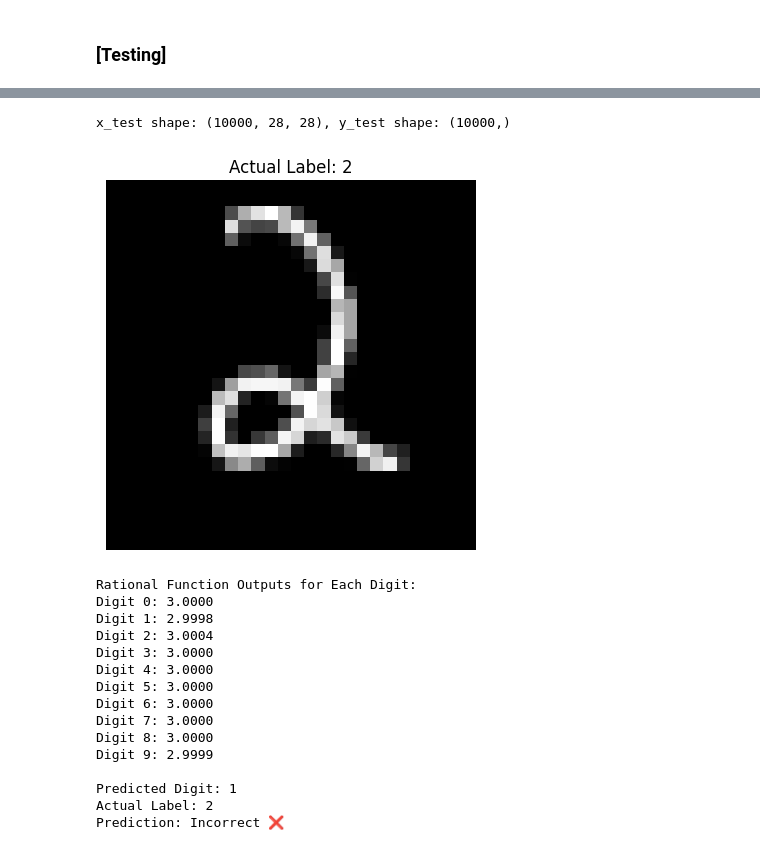
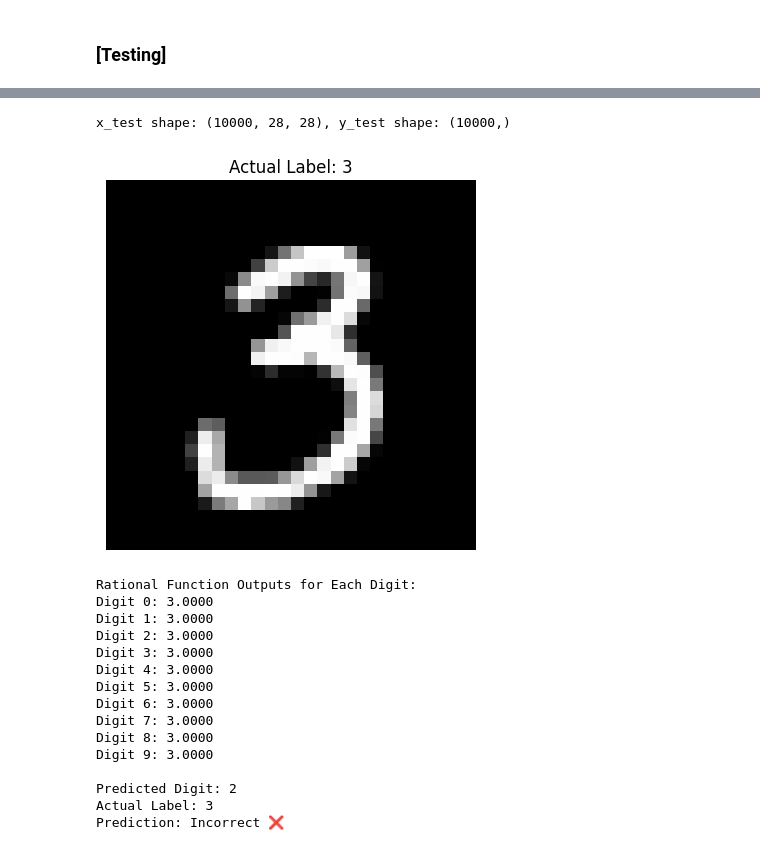
Before and after one commit to AP-047/RClass-Classification-by-Rational-Approximation, a Jupyter notebook: notebooks/training.ipynb, the cells around one changed output, grey strips where cells are left out. Cells and saved outputs as stored; diff of their text form; code cells hidden in the pictures.

Commit message:
Kaggle Notebook | training | Version 15 | 10k training

```diff
--- a/notebooks/training.ipynb
+++ b/notebooks/training.ipynb
@@ -25,20 +21,20 @@ os.makedirs(models_dir, exist_ok=True)
 # %%
-#1 Import
+# Import
 from keras.datasets import mnist
 (x_train, y_train), (_, _) = mnist.load_data()
 print(f"x_train shape: {x_train.shape}, y_train shape: {y_train.shape}")
 
-#2 Flatten
-x_train = x_train.reshape(x_train.shape[0], -1)
-print(f"x_train shape: {x_train.shape}, y_train shape: {y_train.shape}")
+#1 Flatten
+x_train_flat = x_train.reshape(x_train.shape[0], -1)
+print(f"x_train_flat shape: {x_train_flat.shape}, y_train shape: {y_train.shape}")
 
-#3 Subsets
-subset_size = 1000
-x_train_subset = x_train[:subset_size]
+#2 Subsets
+subset_size = 10000
+x_train_subset = x_train_flat[:subset_size]
 y_train_subset = y_train[:subset_size]
 print(f"x_train_subset shape: {x_train_subset.shape}")
 
-#4 PCA
+#3 PCA
 from sklearn.decomposition import PCA
 import pickle
 n_components = 77
@@ -49,7 +45,7 @@ print(f"x_train_pca shape: ", x_train_pca.shape)
 with open("models/pca_model.pkl", "wb") as file:
     pickle.dump(pca, file)  # Save the fitted PCA model
 
-#5 Normalize
+#4 Normalize
 from sklearn.preprocessing import MinMaxScaler
 scaler = MinMaxScaler(feature_range=(0, 1))
 x_train_norm = scaler.fit_transform(x_train_pca)
@@ -593,47 +498,47 @@ def cross_check_single_image(x_test_subset, y_test_subset, index, models_dir, pc
     print(f"Actual Label: {selected_label}")
 
     # Final Cross-Check
     if predicted_digit == selected_label:
         print("Prediction: Correct ✅")
     else:
         print("Prediction: Incorrect ❌")
 
 # Main execution
 if __name__ == "__main__":
     # Load the MNIST test dataset
     from keras.datasets import mnist
     (_, _), (x_test, y_test) = mnist.load_data()
     print(f"x_test shape: {x_test.shape}, y_test shape: {y_test.shape}")
 
     # Set up test dataset
     subset_size = 10000  # Use all test images
     x_test_subset = x_test[:subset_size]
     y_test_subset = y_test[:subset_size]
 
     # Path to saved models and PCA
     models_dir = "/kaggle/working/models/"  # Update the directory path
     pca_model_path = "models/pca_model.pkl"
 
     # Select an index (change this to test different images)
-    test_index = 47 # Set the index of the image you want to test
+    test_index = 90 # Set the index of the image you want to test
 
     # Cross-check the selected image
     cross_check_single_image(x_test_subset, y_test_subset, test_index, models_dir, pca_model_path)
 # %% [output]
 x_test shape: (10000, 28, 28), y_test shape: (10000,)
-[figure, old version]
+[figure, new version]
 Rational Function Outputs for Each Digit:
 Digit 0: 3.0000
-Digit 1: 2.9998
-Digit 2: 3.0004
+Digit 1: 3.0000
+Digit 2: 3.0000
 Digit 3: 3.0000
 Digit 4: 3.0000
 Digit 5: 3.0000
 Digit 6: 3.0000
 Digit 7: 3.0000
 Digit 8: 3.0000
-Digit 9: 2.9999
+Digit 9: 3.0000
 
-Predicted Digit: 1
-Actual Label: 2
+Predicted Digit: 2
+Actual Label: 3
 Prediction: Incorrect ❌
```
Also changed, not shown: parts of 20 cells of this notebook.
